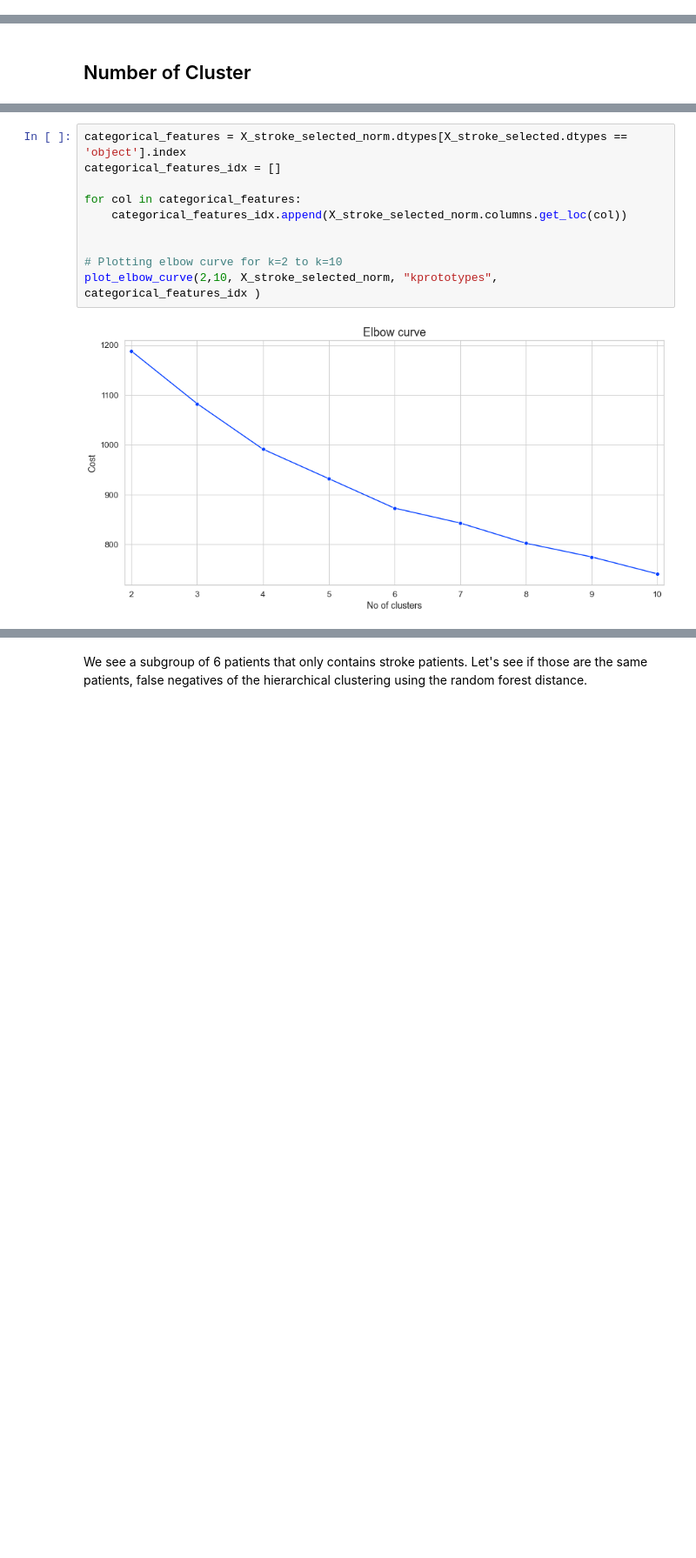
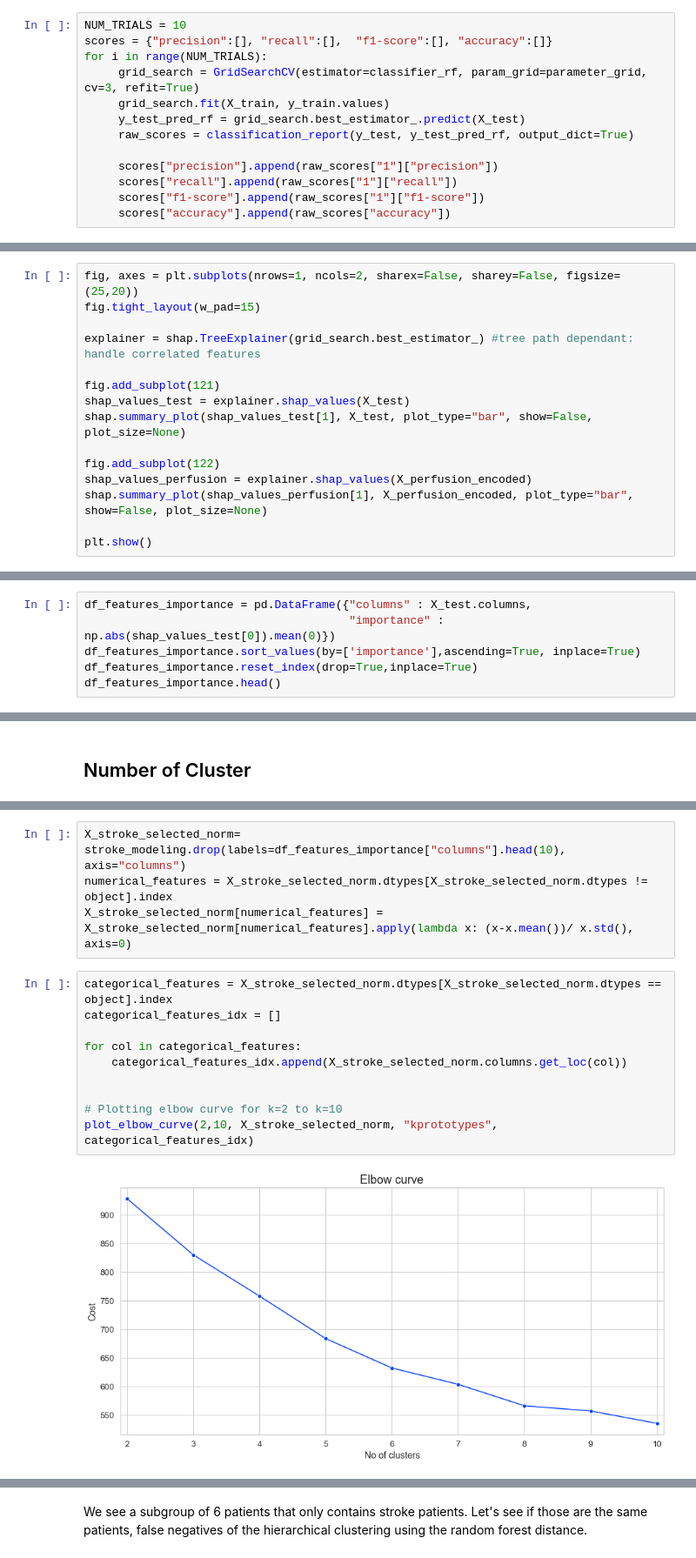
Before and after one commit to victoriafathi/DiabetesFork, a Jupyter notebook: data_mining/stroke_perfusion_analysis.ipynb, the cells around one changed output, grey strips where cells are left out. Shown at 87% size. Drawn from its saved outputs; the diff is of its cells as text; blank space fills up the shorter version.

```diff
--- a/data_mining/stroke_perfusion_analysis.ipynb
+++ b/data_mining/stroke_perfusion_analysis.ipynb
@@ -680,0 +160,13 @@ weighted avg       0.79      0.76      0.75        34
+# %%
+NUM_TRIALS = 10
+scores = {"precision":[], "recall":[],  "f1-score":[], "accuracy":[]}
+for i in range(NUM_TRIALS):
+     grid_search = GridSearchCV(estimator=classifier_rf, param_grid=parameter_grid, cv=3, refit=True)
+     grid_search.fit(X_train, y_train.values)
+     y_test_pred_rf = grid_search.best_estimator_.predict(X_test)
+     raw_scores = classification_report(y_test, y_test_pred_rf, output_dict=True)
+
+     scores["precision"].append(raw_scores["1"]["precision"])
+     scores["recall"].append(raw_scores["1"]["recall"])
+     scores["f1-score"].append(raw_scores["1"]["f1-score"])
+     scores["accuracy"].append(raw_scores["accuracy"])
@@ -689,0 +232,15 @@ df_features_importance = pd.DataFrame({"columns" : X_stroke_encoded.columns[sort
+# %%
+fig, axes = plt.subplots(nrows=1, ncols=2, sharex=False, sharey=False, figsize=(25,20))
+fig.tight_layout(w_pad=15)
+
+explainer = shap.TreeExplainer(grid_search.best_estimator_) #tree path dependant: handle correlated features
+
+fig.add_subplot(121)
+shap_values_test = explainer.shap_values(X_test)
+shap.summary_plot(shap_values_test[1], X_test, plot_type="bar", show=False, plot_size=None)
+
+fig.add_subplot(122)
+shap_values_perfusion = explainer.shap_values(X_perfusion_encoded)
+shap.summary_plot(shap_values_perfusion[1], X_perfusion_encoded, plot_type="bar", show=False, plot_size=None)
+
+plt.show()
@@ -689,0 +261,6 @@ df_features_importance = pd.DataFrame({"columns" : X_stroke_encoded.columns[sort
+# %%
+df_features_importance = pd.DataFrame({"columns" : X_test.columns,
+                                       "importance" : np.abs(shap_values_test[0]).mean(0)})
+df_features_importance.sort_values(by=['importance'],ascending=True, inplace=True)
+df_features_importance.reset_index(drop=True,inplace=True)
+df_features_importance.head()
@@ -1201,12 +546,16 @@ def plot_elbow_curve(start, end, data, model, categorical_index=[]):
+# %%
+X_stroke_selected_norm= stroke_modeling.drop(labels=df_features_importance["columns"].head(10), axis="columns")
+numerical_features = X_stroke_selected_norm.dtypes[X_stroke_selected_norm.dtypes != object].index
+X_stroke_selected_norm[numerical_features] = X_stroke_selected_norm[numerical_features].apply(lambda x: (x-x.mean())/ x.std(), axis=0)
 # %%
-categorical_features = X_stroke_selected_norm.dtypes[X_stroke_selected.dtypes == 'object'].index
+categorical_features = X_stroke_selected_norm.dtypes[X_stroke_selected_norm.dtypes == object].index
 categorical_features_idx = []
 
 for col in categorical_features:
     categorical_features_idx.append(X_stroke_selected_norm.columns.get_loc(col))
 
 
 # Plotting elbow curve for k=2 to k=10
-plot_elbow_curve(2,10, X_stroke_selected_norm, "kprototypes", categorical_features_idx )
+plot_elbow_curve(2,10, X_stroke_selected_norm, "kprototypes", categorical_features_idx)
 # %% [output]
-[figure, old version]
+[figure, new version]
```
Also changed, not shown: parts of 228 cells of this notebook.
